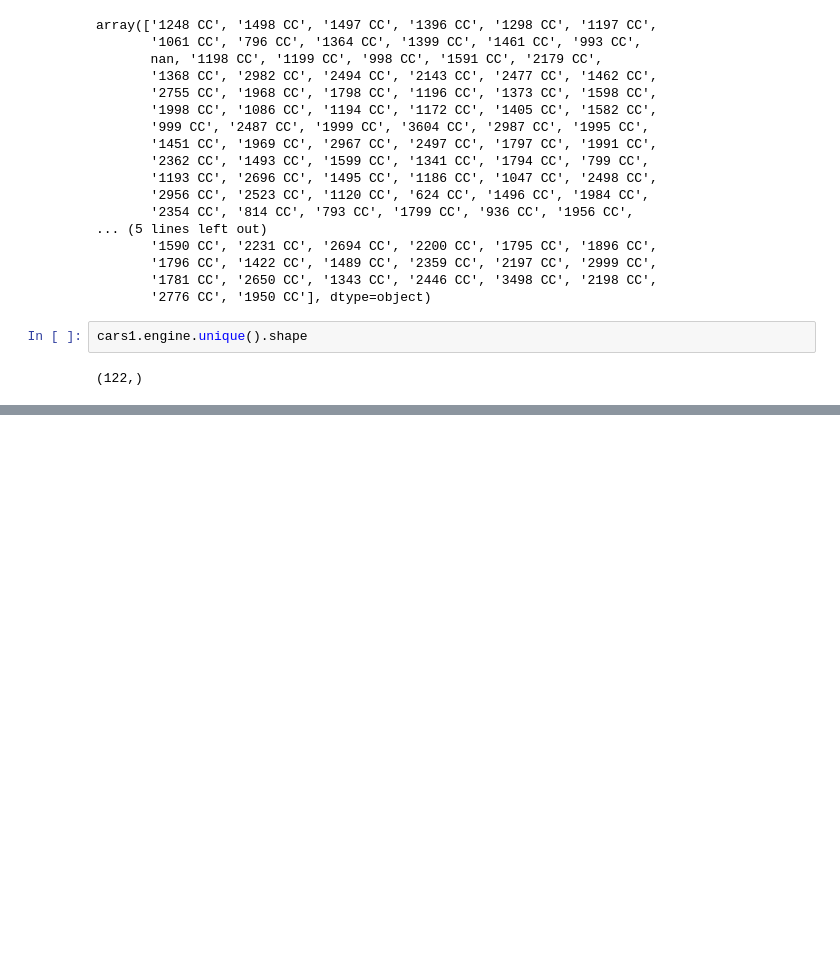
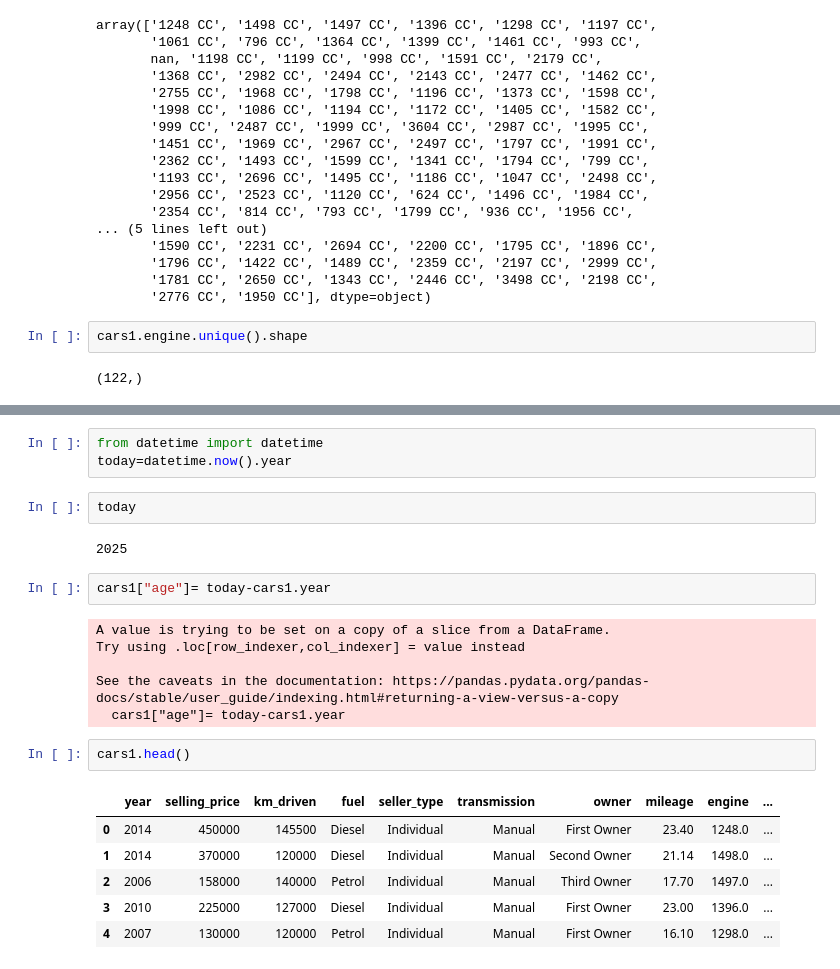
Before and after one commit to SmartHub-trainings/Data-Pack-2024, a Jupyter notebook: Projects/Cars deals project.ipynb, the cells around one changed output, grey strips where cells are left out. Cells and saved outputs as stored; diff of their text form; blank space fills up the shorter version.

```diff
--- a/Projects/Cars deals project.ipynb
+++ b/Projects/Cars deals project.ipynb
@@ -335,0 +382,24 @@ cars1.engine.unique().shape
+# %%
+from datetime import datetime
+today=datetime.now().year
+# %%
+today
+# %% [output]
+2025
+# %%
+cars1["age"]= today-cars1.year
+# %% [output]
+A value is trying to be set on a copy of a slice from a DataFrame.
+Try using .loc[row_indexer,col_indexer] = value instead
+
+See the caveats in the documentation: https://pandas.pydata.org/pandas-docs/stable/user_guide/indexing.html#returning-a-view-versus-a-copy
+  cars1["age"]= today-cars1.year
+# %%
+cars1.head()
+# %% [output]
+|  | year | selling_price | km_driven | fuel | seller_type | transmission | owner | mileage | engine | ... |
+| 0 | 2014 | 450000 | 145500 | Diesel | Individual | Manual | First Owner | 23.40 | 1248.0 | ... |
+| 1 | 2014 | 370000 | 120000 | Diesel | Individual | Manual | Second Owner | 21.14 | 1498.0 | ... |
+| 2 | 2006 | 158000 | 140000 | Petrol | Individual | Manual | Third Owner | 17.70 | 1497.0 | ... |
+| 3 | 2010 | 225000 | 127000 | Diesel | Individual | Manual | First Owner | 23.00 | 1396.0 | ... |
+| 4 | 2007 | 130000 | 120000 | Petrol | Individual | Manual | First Owner | 16.10 | 1298.0 | ... |
```
Also changed, not shown: parts of 42 cells of this notebook, 3 other files.
